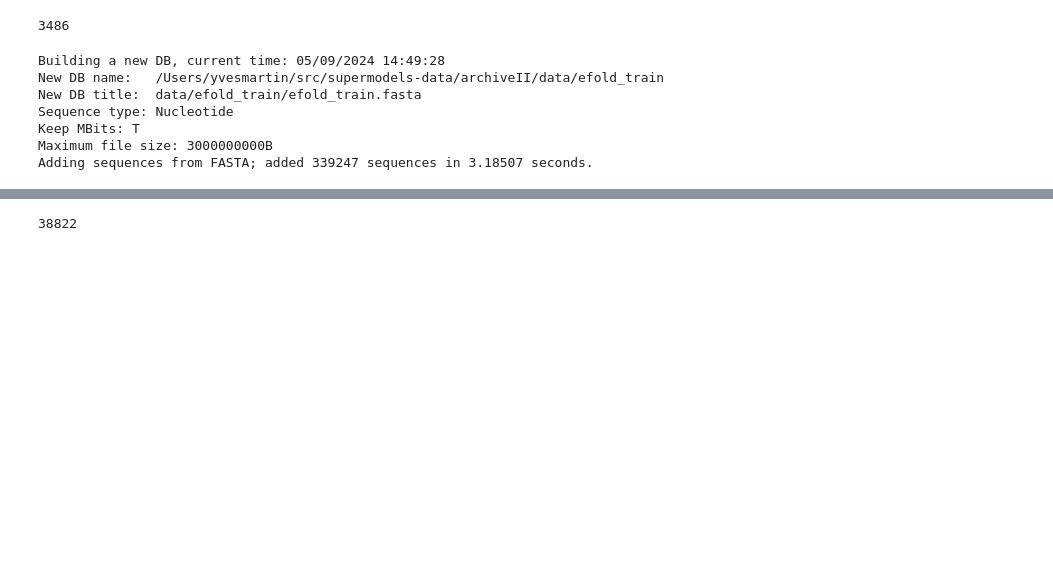
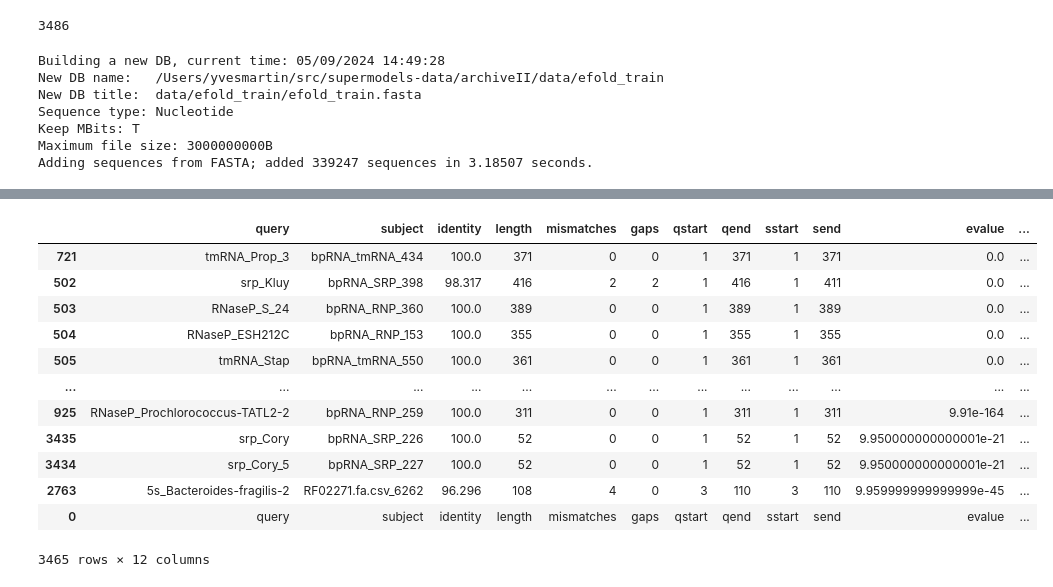
Before and after one commit to rouskinlab/efold_data, a Jupyter notebook: archiveII/archiveII.ipynb, the cells around one changed output, grey strips where cells are left out. Saved outputs shown, nothing was run; the diff lists cells and outputs as text; code cells hidden in the pictures; blank space fills up the shorter version.

```diff
--- a/archiveII/archiveII.ipynb
+++ b/archiveII/archiveII.ipynb
@@ -83,6 +81,20 @@ df_blast = pd.read_csv('data/efold_train/efold_train_vs_archiveII.blast', sep='\
 df_blast.columns = ['query', 'subject', 'identity', 'length', 'mismatches', 'gaps', 'qstart', 'qend', 'sstart', 'send', 'evalue', 'bitscore']
 df_blast.sort_values('evalue', inplace=True, ascending=True)
 df_blast.drop_duplicates('query', keep='first', inplace=True)
-len(df_blast)
+df_blast.to_csv('efold_train_vs_archiveII.csv', sep='\t', index=False)
-# %% [output]
-38822
+# %%
+df_blast
+# %% [output]
+|  | query | subject | identity | length | mismatches | gaps | qstart | qend | sstart | send | evalue | ... |
+| 721 | tmRNA_Prop_3 | bpRNA_tmRNA_434 | 100.0 | 371 | 0 | 0 | 1 | 371 | 1 | 371 | 0.0 | ... |
+| 502 | srp_Kluy | bpRNA_SRP_398 | 98.317 | 416 | 2 | 2 | 1 | 416 | 1 | 411 | 0.0 | ... |
+| 503 | RNaseP_S_24 | bpRNA_RNP_360 | 100.0 | 389 | 0 | 0 | 1 | 389 | 1 | 389 | 0.0 | ... |
+| 504 | RNaseP_ESH212C | bpRNA_RNP_153 | 100.0 | 355 | 0 | 0 | 1 | 355 | 1 | 355 | 0.0 | ... |
+| 505 | tmRNA_Stap | bpRNA_tmRNA_550 | 100.0 | 361 | 0 | 0 | 1 | 361 | 1 | 361 | 0.0 | ... |
+| ... | ... | ... | ... | ... | ... | ... | ... | ... | ... | ... | ... | ... |
+| 925 | RNaseP_Prochlorococcus-TATL2-2 | bpRNA_RNP_259 | 100.0 | 311 | 0 | 0 | 1 | 311 | 1 | 311 | 9.91e-164 | ... |
+| 3435 | srp_Cory | bpRNA_SRP_226 | 100.0 | 52 | 0 | 0 | 1 | 52 | 1 | 52 | 9.950000000000001e-21 | ... |
+| 3434 | srp_Cory_5 | bpRNA_SRP_227 | 100.0 | 52 | 0 | 0 | 1 | 52 | 1 | 52 | 9.950000000000001e-21 | ... |
+| 2763 | 5s_Bacteroides-fragilis-2 | RF02271.fa.csv_6262 | 96.296 | 108 | 4 | 0 | 3 | 110 | 3 | 110 | 9.959999999999999e-45 | ... |
+| 0 | query | subject | identity | length | mismatches | gaps | qstart | qend | sstart | send | evalue | ... |
+3465 rows × 12 columns
```
Also changed, not shown: parts of 2 cells of this notebook, 1 other file.
